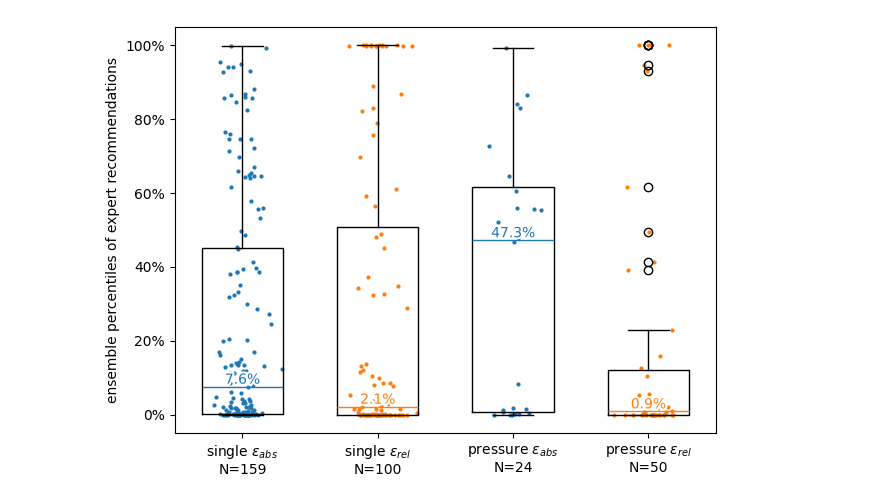
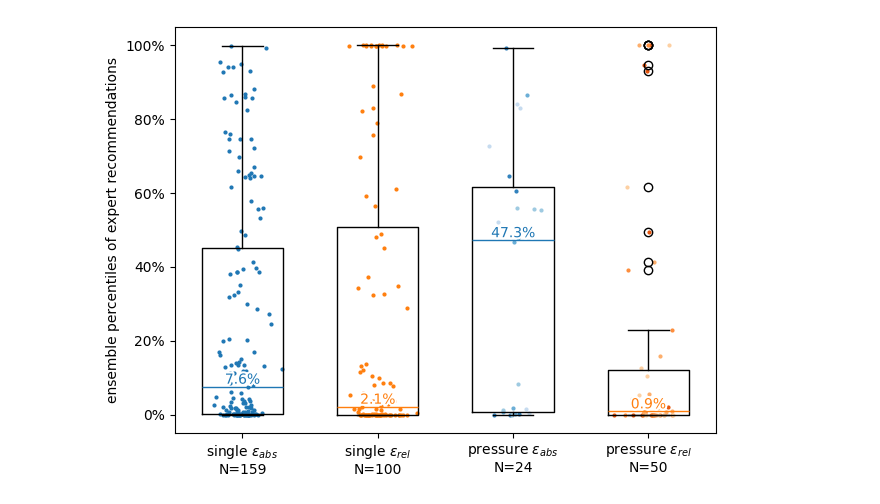
Before and after one commit to juntyr/era5-ensemble-compression-tolerance, a Jupyter notebook: quantile-plots.ipynb, the cells around one changed output. Drawn from its saved outputs; the diff is of its cells as text; code cells hidden in the pictures.

```diff
--- a/quantile-plots.ipynb
+++ b/quantile-plots.ipynb
@@ -106,8 +107,54 @@ prel = [
     if not np.isnan(q.relative_percentile)
 ]
 
+ppabs = [
+    p
+    for p, vq in pressure_expert.items()
+    for v, q in vq.items()
+    if not np.isnan(q.absolute_percentile)
+]
+pprel = [
+    p
+    for p, vq in pressure_expert.items()
+    for v, q in vq.items()
+    if not np.isnan(q.relative_percentile)
+]
+
+tab20c = mpl.cm.tab20c.colors
+
 b3 = ax.boxplot(pabs, positions=[0.5], medianprops={"color": "tab:blue"})
-ax.scatter(rng.normal(loc=0.5, scale=0.025, size=len(pabs)), pabs, s=4, c="tab:blue")
+ax.scatter(
+    rng.normal(
+        loc=0.5, scale=0.025, size=np.count_nonzero(np.array(ppabs) == "50.0hPa")
+    ),
+    np.array(pabs)[np.array(ppabs) == "50.0hPa"],
+    s=4,
+    color=tab20c[0],
+)
+ax.scatter(
+    rng.normal(
+        loc=0.5, scale=0.025, size=np.count_nonzero(np.array(ppabs) == "500.0hPa")
+    ),
+    np.array(pabs)[np.array(ppabs) == "500.0hPa"],
+    s=4,
+    color=tab20c[1],
+)
+ax.scatter(
+    rng.normal(
+        loc=0.5, scale=0.025, size=np.count_nonzero(np.array(ppabs) == "850.0hPa")
+    ),
+    np.array(pabs)[np.array(ppabs) == "850.0hPa"],
+    s=4,
+    color=tab20c[2],
+)
+ax.scatter(
+    rng.normal(
+        loc=0.5, scale=0.025, size=np.count_nonzero(np.array(ppabs) == "1000.0hPa")
+    ),
+    np.array(pabs)[np.array(ppabs) == "1000.0hPa"],
+    s=4,
+    color=tab20c[3],
+)
 ax.text(
     0.5,
     np.median(pabs),
@@ -119,36 +166,68 @@ ax.text(
 )
 
 b4 = ax.boxplot(prel, positions=[0.75], medianprops={"color": "tab:orange"})
-ax.scatter(rng.normal(loc=0.75, scale=0.025, size=len(prel)), prel, s=4, c="tab:orange")
+ax.scatter(
+    rng.normal(
+        loc=0.75, scale=0.025, size=np.count_nonzero(np.array(pprel) == "50.0hPa")
+    ),
+    np.array(prel)[np.array(pprel) == "50.0hPa"],
+    s=4,
+    color=tab20c[4],
+)
+ax.scatter(
+    rng.normal(
+        loc=0.75, scale=0.025, size=np.count_nonzero(np.array(pprel) == "500.0hPa")
+    ),
+    np.array(prel)[np.array(pprel) == "500.0hPa"],
+    s=4,
+    color=tab20c[5],
+)
+ax.scatter(
+    rng.normal(
+        loc=0.75, scale=0.025, size=np.count_nonzero(np.array(pprel) == "850.0hPa")
+    ),
+    np.array(prel)[np.array(pprel) == "850.0hPa"],
+    s=4,
+    color=tab20c[6],
+)
+ax.scatter(
+    rng.normal(
+        loc=0.75, scale=0.025, size=np.count_nonzero(np.array(pprel) == "1000.0hPa")
+    ),
+    np.array(prel)[np.array(pprel) == "1000.0hPa"],
+    s=4,
+    color=tab20c[7],
+)
+
 ax.text(
     0.75,
     np.median(prel),
     f"{np.format_float_positional(100 * np.median(prel), precision=1, min_digits=1)}%",
     ha="center",
     va="bottom",
     color=b4["medians"][0].get_color(),
     path_effects=[mpe.withStroke(linewidth=3, foreground="white")],
 )
 
 ax.set_xticks([0.0, 0.25, 0.5, 0.75])
 ax.set_xticklabels(
     [
         f"single $\\epsilon_{{abs}}$\nN={len(sabs)}",
         f"single $\\epsilon_{{rel}}$\nN={len(srel)}",
         f"pressure $\\epsilon_{{abs}}$\nN={len(pabs)}",
         f"pressure $\\epsilon_{{rel}}$\nN={len(prel)}",
     ]
 )
 ax.set_xlim(-0.125, 0.875)
 ax.set_ylabel("ensemble percentiles of expert recommendations")
 ax.yaxis.set_major_formatter(mpl.ticker.PercentFormatter(1.0))
 
 plt.tight_layout()
 
 plt.show()
 fig.savefig(plots / "boxplot.pdf")
 # %% [output]
-[figure, old version]
+[figure, new version]
 # %%
 single_range = dict()
 for _, (name, _level, *rest) in pd.read_csv("range-single.csv").iterrows():
```
Also changed, not shown: parts of 5 cells of this notebook, 1 other file.
